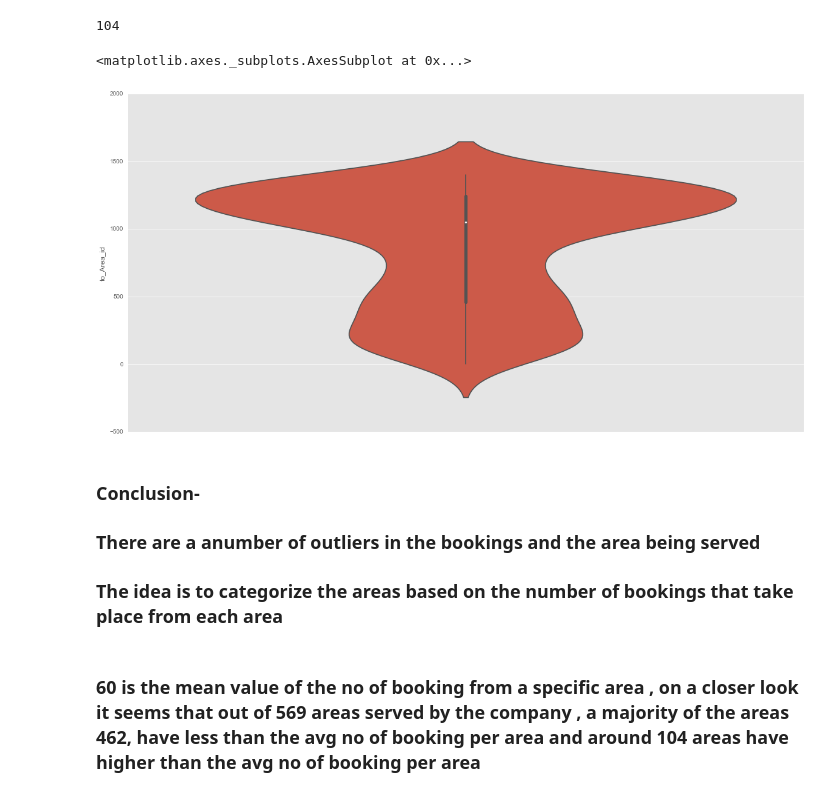
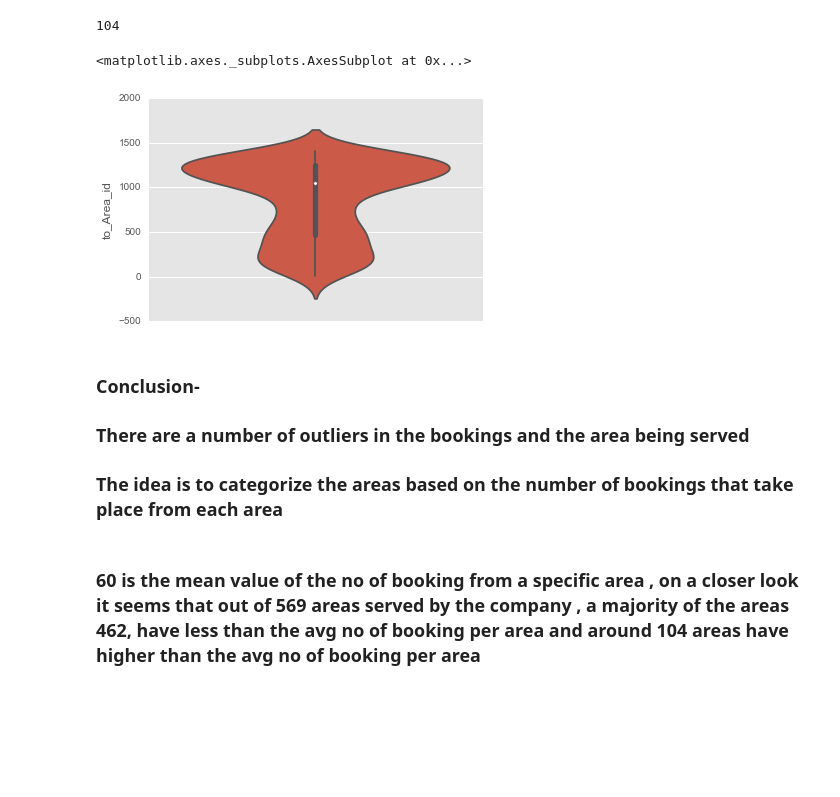
Before and after one commit to devesh1412/DS-SF-23, a Jupyter notebook: final-project/final_analysis/Final_Project_30JUN.ipynb, the cells around one changed output. Drawn from its saved outputs; the diff is of its cells as text; code cells hidden in the pictures; blank space fills up the shorter version.

```diff
--- a/final-project/final_analysis/Final_Project_30JUN.ipynb
+++ b/final-project/final_analysis/Final_Project_30JUN.ipynb
@@ -443,14 +433,14 @@ to_area_df = pd.DataFrame({'to_Area_id':temp1.index , 'Count_Book':temp1.values}
 to_x_val = to_area_df[to_area_df.Count_Book > df.to_area_id.value_counts().mean()]
 to_y_val = to_area_df.to_Area_id
 # %%
-f, ax = plt.subplots(figsize=(20,10))
+#f, ax = plt.subplots(figsize=(20,10))
 sns.violinplot(x=to_x_val, y=to_y_val)
 # %% [output]
 <matplotlib.axes._subplots.AxesSubplot at 0x...>
-[figure, old version]
+[figure, new version]
 # %% [markdown]
 ### Conclusion-
-### There are a anumber of outliers in the bookings and the area being served
+### There are a number of outliers in the bookings and the area being served
 ### The idea is to categorize the areas based on the number of bookings that take place from each area
 # %% [markdown]
 ###  60 is the mean value of the no of booking from a specific area , on a closer look it seems that out of 569 areas served by the company , a majority of the areas 462, have less than the avg no of booking per area and around 104 areas have higher than the avg no of booking per area
```
Also changed, not shown: parts of 25 cells of this notebook.
